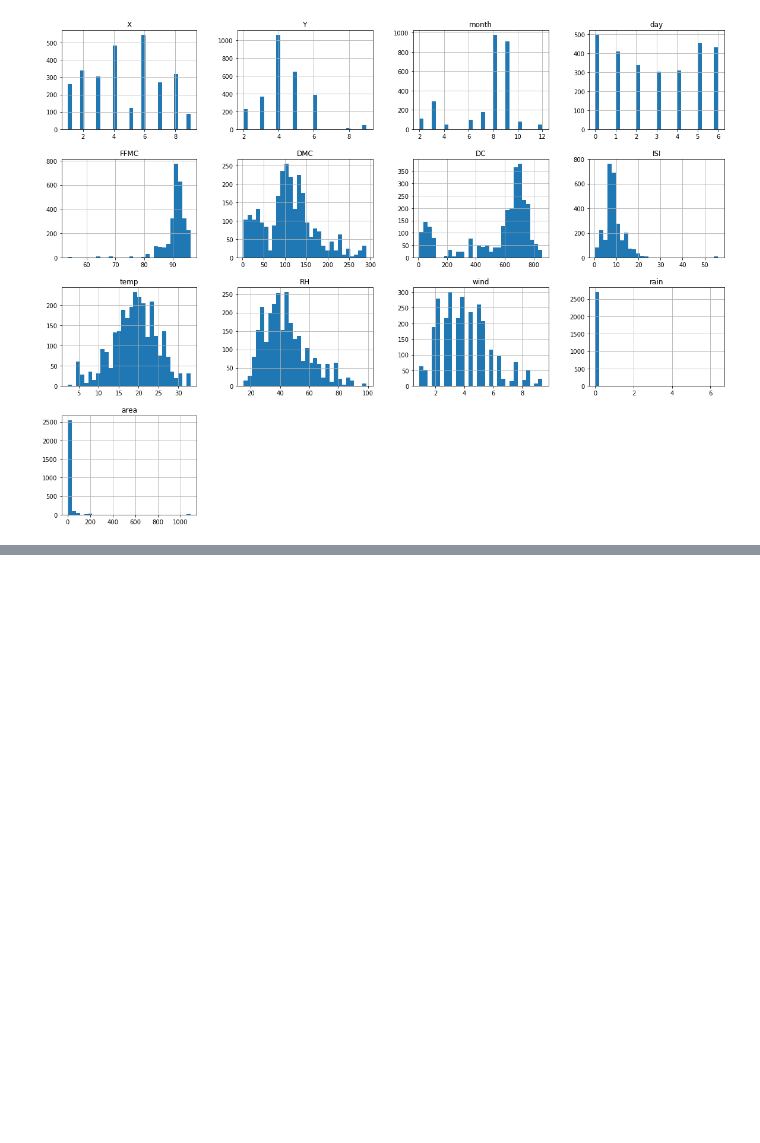
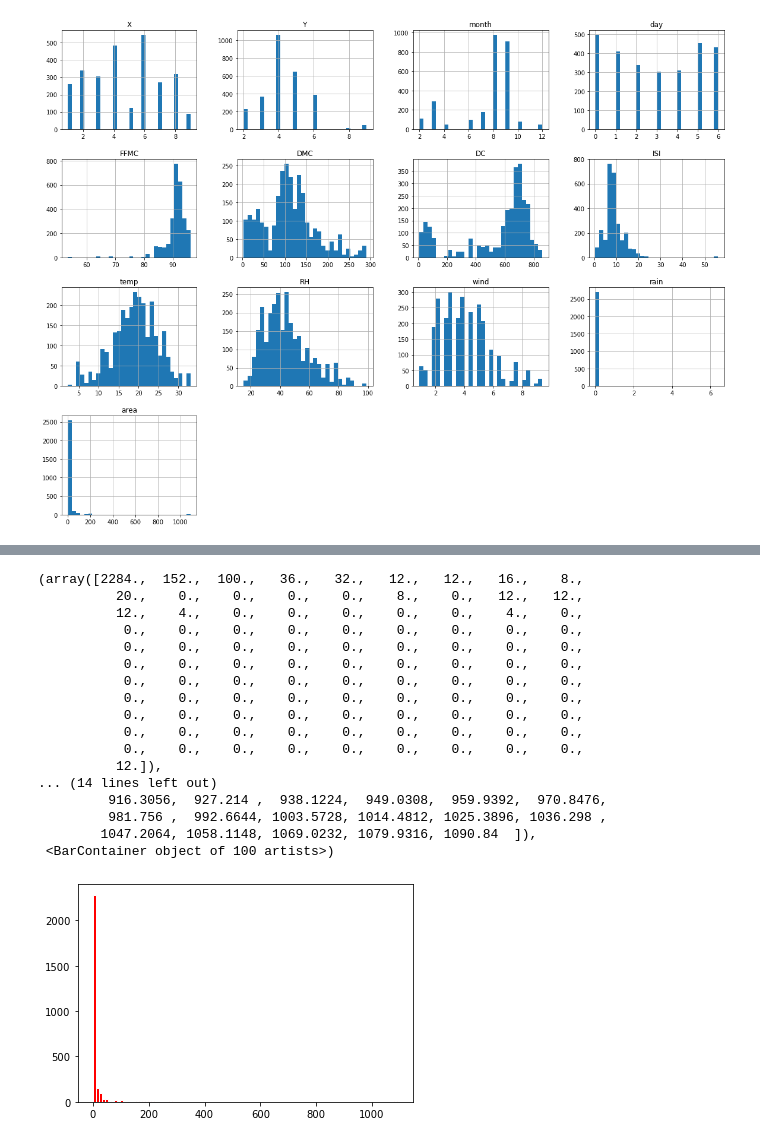
Before and after one commit to fishnchips97/Project-T-Final-189, a Jupyter notebook: scratchwork/data_generator_proj_T.ipynb, the cells around one changed output, grey strips where cells are left out. Cells and saved outputs as stored; diff of their text form; code cells hidden in the pictures; blank space fills up the shorter version.

```diff
--- a/scratchwork/data_generator_proj_T.ipynb
+++ b/scratchwork/data_generator_proj_T.ipynb
@@ -223,0 +305,21 @@ array([[<AxesSubplot:title={'center':'X'}>,
+# %%
+plt.hist(train_df['area'], ec= 'w', bins=100, color='red')
+# %% [output]
+(array([2284.,  152.,  100.,   36.,   32.,   12.,   12.,   16.,    8.,
+          20.,    0.,    0.,    0.,    0.,    8.,    0.,   12.,   12.,
+          12.,    4.,    0.,    0.,    0.,    0.,    0.,    4.,    0.,
+           0.,    0.,    0.,    0.,    0.,    0.,    0.,    0.,    0.,
+           0.,    0.,    0.,    0.,    0.,    0.,    0.,    0.,    0.,
+           0.,    0.,    0.,    0.,    0.,    0.,    0.,    0.,    0.,
+           0.,    0.,    0.,    0.,    0.,    0.,    0.,    0.,    0.,
+           0.,    0.,    0.,    0.,    0.,    0.,    0.,    0.,    0.,
+           0.,    0.,    0.,    0.,    0.,    0.,    0.,    0.,    0.,
+           0.,    0.,    0.,    0.,    0.,    0.,    0.,    0.,    0.,
+           0.,    0.,    0.,    0.,    0.,    0.,    0.,    0.,    0.,
+          12.]),
+... (14 lines left out)
+         916.3056,  927.214 ,  938.1224,  949.0308,  959.9392,  970.8476,
+         981.756 ,  992.6644, 1003.5728, 1014.4812, 1025.3896, 1036.298 ,
+        1047.2064, 1058.1148, 1069.0232, 1079.9316, 1090.84  ]),
+ <BarContainer object of 100 artists>)
+[figure, added]
```
Also changed, not shown: parts of 23 cells of this notebook, 3 other files.
